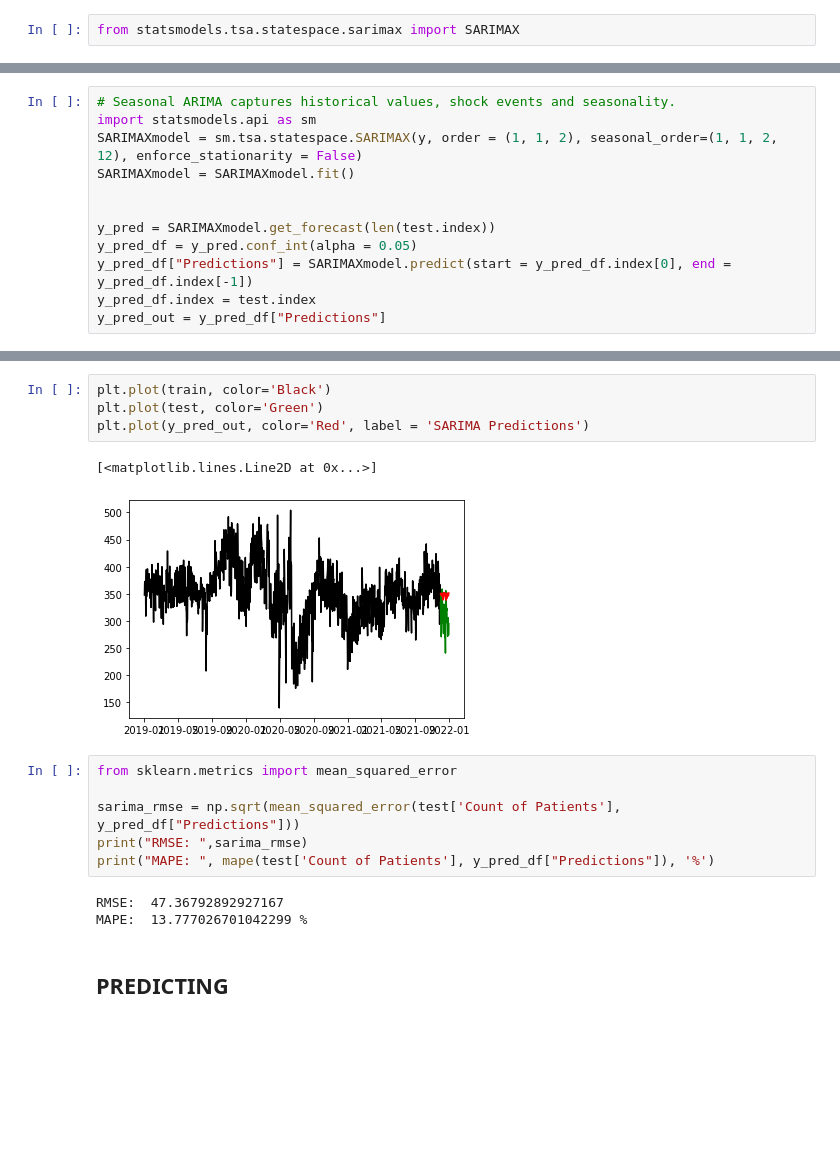
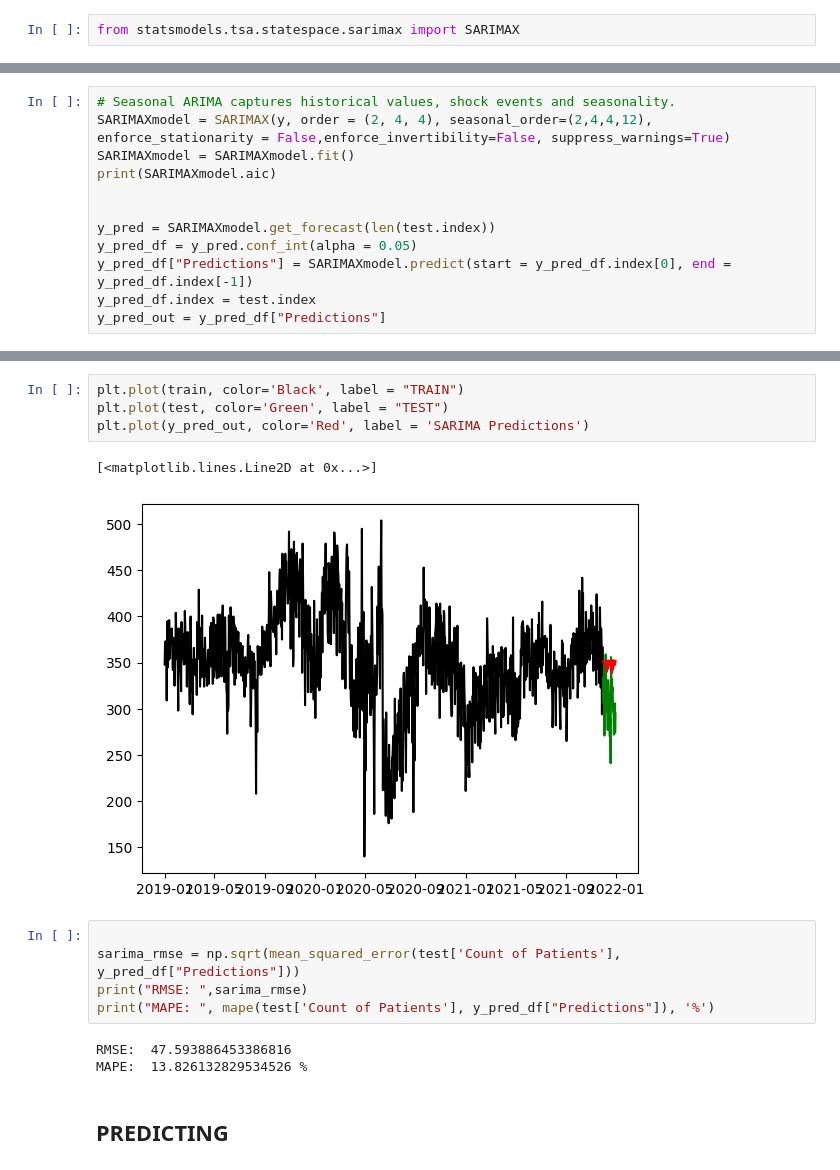
Before and after one commit to sumaiyahchinoy/er-dashboard-fyp-cronpipeline, a Jupyter notebook: TSModelling(Notebook).ipynb, the cells around one changed output, grey strips where cells are left out. Cells and saved outputs as stored; diff of their text form; blank space fills up the shorter version.

```diff
--- a/TSModelling(Notebook).ipynb
+++ b/TSModelling(Notebook).ipynb
@@ -346,8 +374,8 @@ from statsmodels.tsa.statespace.sarimax import SARIMAX
 # %%
 # Seasonal ARIMA captures historical values, shock events and seasonality.
-import statsmodels.api as sm
-SARIMAXmodel = sm.tsa.statespace.SARIMAX(y, order = (1, 1, 2), seasonal_order=(1, 1, 2, 12), enforce_stationarity = False)
+SARIMAXmodel = SARIMAX(y, order = (2, 4, 4), seasonal_order=(2,4,4,12), enforce_stationarity = False,enforce_invertibility=False, suppress_warnings=True)
 SARIMAXmodel = SARIMAXmodel.fit()
+print(SARIMAXmodel.aic)
 
 
 y_pred = SARIMAXmodel.get_forecast(len(test.index))
@@ -409,19 +386,18 @@ ARIMA(0, 1, 1)x(1, 1, 1, 12)12 - AIC:10402.049997335802
 # %%
-plt.plot(train, color='Black')
-plt.plot(test, color='Green')
+plt.plot(train, color='Black', label = "TRAIN")
+plt.plot(test, color='Green', label = "TEST")
 plt.plot(y_pred_out, color='Red', label = 'SARIMA Predictions')
 # %% [output]
 [<matplotlib.lines.Line2D at 0x...>]
-[figure, old version]
+[figure, new version]
 # %%
-from sklearn.metrics import mean_squared_error
 
 sarima_rmse = np.sqrt(mean_squared_error(test['Count of Patients'], y_pred_df["Predictions"]))
 print("RMSE: ",sarima_rmse)
 print("MAPE: ", mape(test['Count of Patients'], y_pred_df["Predictions"]), '%')
 # %% [output]
-RMSE:  47.36792892927167
-MAPE:  13.777026701042299 %
+RMSE:  47.593886453386816
+MAPE:  13.826132829534526 %
 # %% [markdown]
 <h2> PREDICTING
 # %%
```
Also changed, not shown: parts of 15 cells of this notebook.
